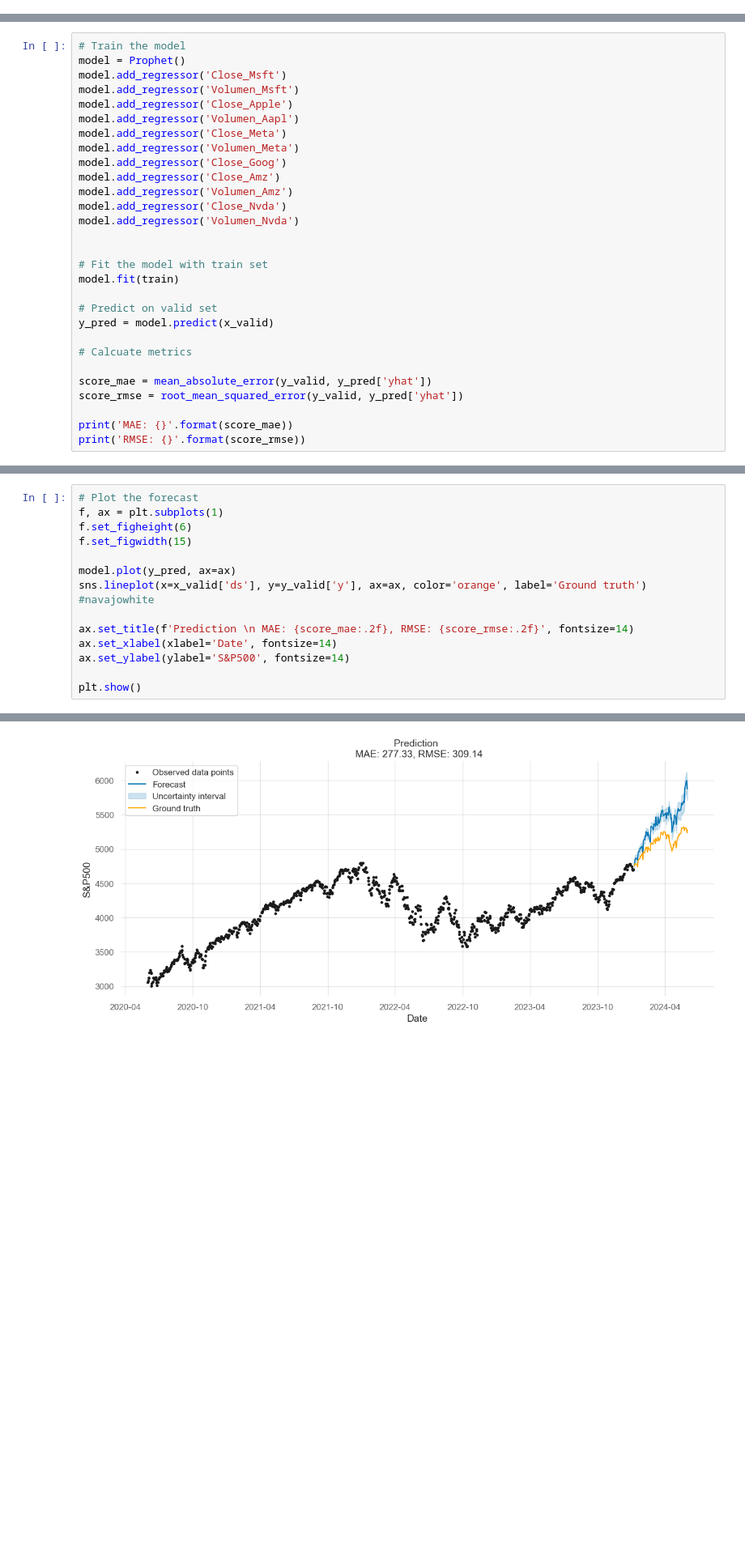
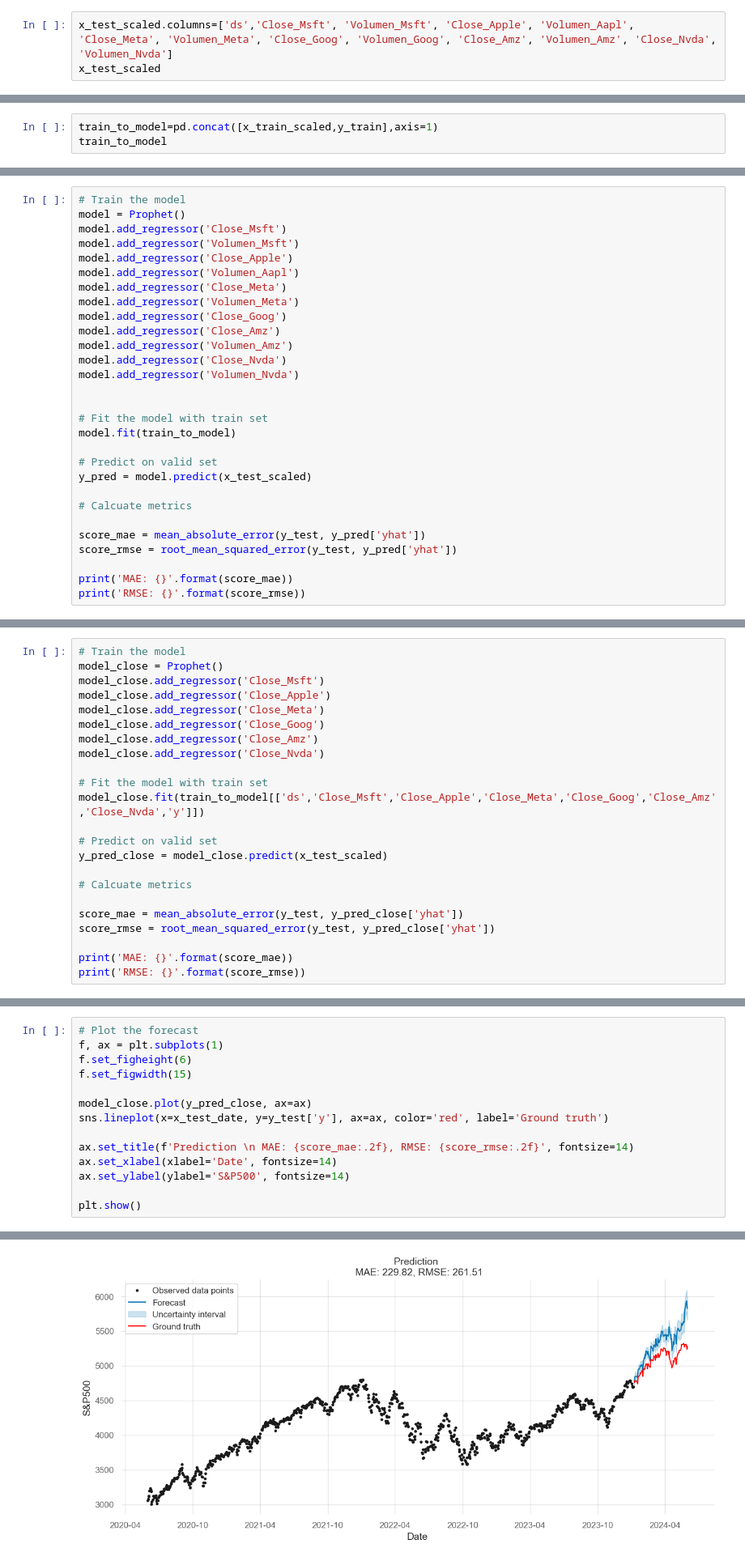
Before and after one commit to adriani94bil/Portafolio__Optimization, a Jupyter notebook: memoria.ipynb, the cells around one changed output, grey strips where cells are left out. Shown at 81% size. Drawn from its saved outputs; the diff is of its cells as text; blank space fills up the shorter version.

```diff
--- a/memoria.ipynb
+++ b/memoria.ipynb
@@ -1005,0 +1160,3 @@ train.head()
+# %%
+x_test_scaled.columns=['ds','Close_Msft', 'Volumen_Msft', 'Close_Apple', 'Volumen_Aapl', 'Close_Meta', 'Volumen_Meta', 'Close_Goog', 'Volumen_Goog', 'Close_Amz', 'Volumen_Amz', 'Close_Nvda', 'Volumen_Nvda']
+x_test_scaled
@@ -1005,0 +1177,3 @@ train.head()
+# %%
+train_to_model=pd.concat([x_train_scaled,y_train],axis=1)
+train_to_model
@@ -1020,15 +1208,15 @@ model.add_regressor('Volumen_Nvda')
 
 
 # Fit the model with train set
-model.fit(train)
+model.fit(train_to_model)
 
 # Predict on valid set
-y_pred = model.predict(x_valid)
+y_pred = model.predict(x_test_scaled)
 
 # Calcuate metrics
 
-score_mae = mean_absolute_error(y_valid, y_pred['yhat'])
-score_rmse = root_mean_squared_error(y_valid, y_pred['yhat'])
+score_mae = mean_absolute_error(y_test, y_pred['yhat'])
+score_rmse = root_mean_squared_error(y_test, y_pred['yhat'])
 
 print('MAE: {}'.format(score_mae))
 print('RMSE: {}'.format(score_rmse))
@@ -1039,0 +1250,23 @@ RMSE: 309.1430568233071
+# %%
+# Train the model
+model_close = Prophet()
+model_close.add_regressor('Close_Msft')
+model_close.add_regressor('Close_Apple')
+model_close.add_regressor('Close_Meta')
+model_close.add_regressor('Close_Goog')
+model_close.add_regressor('Close_Amz')
+model_close.add_regressor('Close_Nvda')
+
+# Fit the model with train set
+model_close.fit(train_to_model[['ds','Close_Msft','Close_Apple','Close_Meta','Close_Goog','Close_Amz','Close_Nvda','y']])
+
+# Predict on valid set
+y_pred_close = model_close.predict(x_test_scaled)
+
+# Calcuate metrics
+
+score_mae = mean_absolute_error(y_test, y_pred_close['yhat'])
+score_rmse = root_mean_squared_error(y_test, y_pred_close['yhat'])
+
+print('MAE: {}'.format(score_mae))
+print('RMSE: {}'.format(score_rmse))
@@ -1040,20 +1294,20 @@ RMSE: 309.1430568233071
 # %%
 # Plot the forecast
 f, ax = plt.subplots(1)
 f.set_figheight(6)
 f.set_figwidth(15)
 
-model.plot(y_pred, ax=ax)
-sns.lineplot(x=x_valid['ds'], y=y_valid['y'], ax=ax, color='orange', label='Ground truth') #navajowhite
+model_close.plot(y_pred_close, ax=ax)
+sns.lineplot(x=x_test_date, y=y_test['y'], ax=ax, color='red', label='Ground truth')
 
 ax.set_title(f'Prediction \n MAE: {score_mae:.2f}, RMSE: {score_rmse:.2f}', fontsize=14)
 ax.set_xlabel(xlabel='Date', fontsize=14)
 ax.set_ylabel(ylabel='S&P500', fontsize=14)
 
 plt.show()
 # %% [output]
 The behavior of DatetimeProperties.to_pydatetime is deprecated, in a future version this will return a Series containing python datetime objects instead of an ndarray. To retain the old behavior, call ...
 
 
 The behavior of DatetimeProperties.to_pydatetime is deprecated, in a future version this will return a Series containing python datetime objects instead of an ndarray. To retain the old behavior, call ...
-[figure, old version]
+[figure, new version]
```
Also changed, not shown: parts of 35 cells of this notebook.
